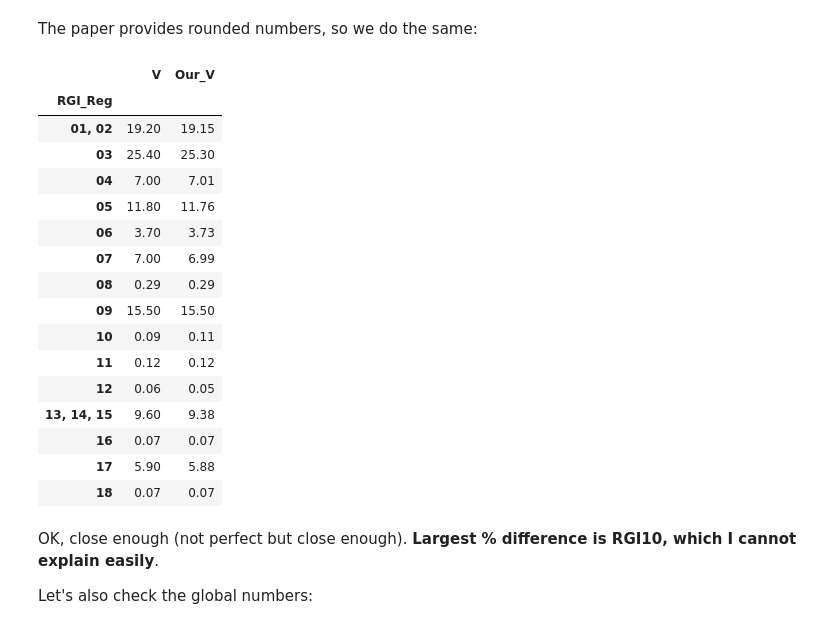
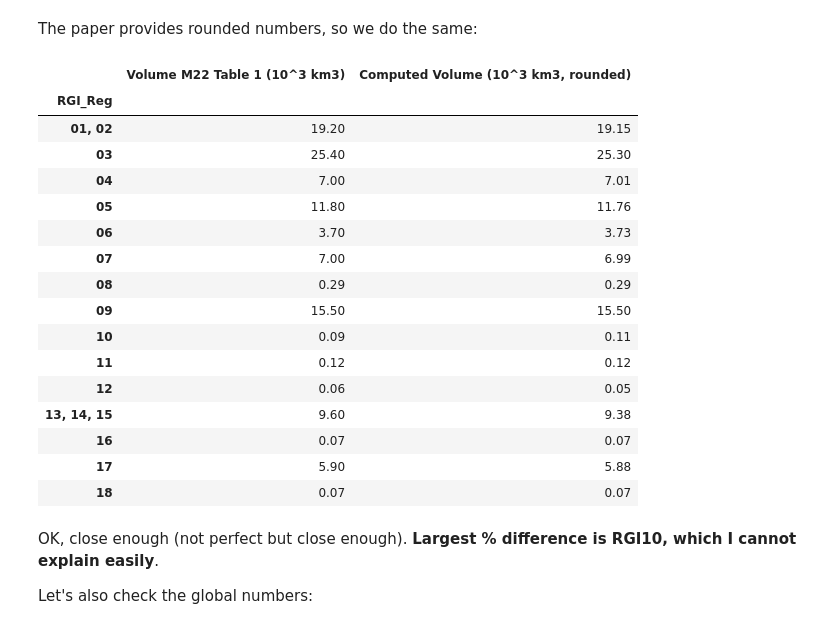
Before and after one commit to fmaussion/global_glacier_volume_paper, a Jupyter notebook: millan_regional_volume_scaling.ipynb, the cells around one changed output. Cells and saved outputs as stored; diff of their text form; code cells hidden in the pictures.

```diff
--- a/millan_regional_volume_scaling.ipynb
+++ b/millan_regional_volume_scaling.ipynb
@@ -166,9 +167,12 @@ df_paper
 The paper provides rounded numbers, so we do the same:
 # %%
 df_paper['Our_V'] = np.round(gdfs['vol_km3'] * 1e-3, 2).values
-df_paper[['V', 'Our_V']]
+toprint = df_paper[['V', 'Our_V']]
+toprint.columns = ['Volume M22 Table 1 (10^3 km3)', 'Computed Volume (10^3 km3, rounded)']
+toprint.to_html('/home/www/oggm/velocities/millan22/_checks/computed_volume.html')
+toprint
 # %% [output]
-|  | V | Our_V |
+|  | Volume M22 Table 1 (10^3 km3) | Computed Volume (10^3 km3, rounded) |
 | RGI_Reg |  |  |
 | 01, 02 | 19.20 | 19.15 |
 | 03 | 25.40 | 25.30 |
```
Also changed, not shown: parts of 13 cells of this notebook, 1 other file.
